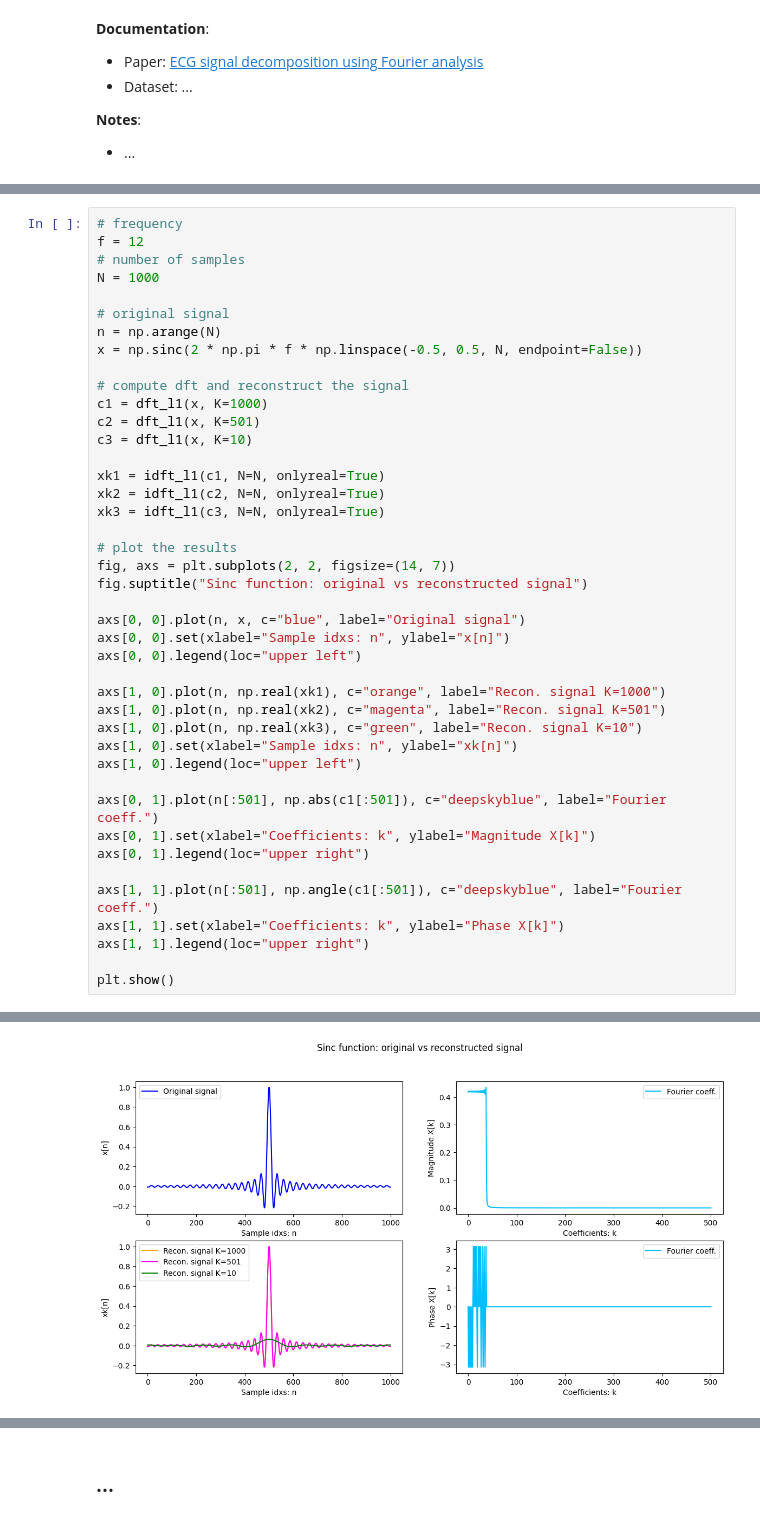
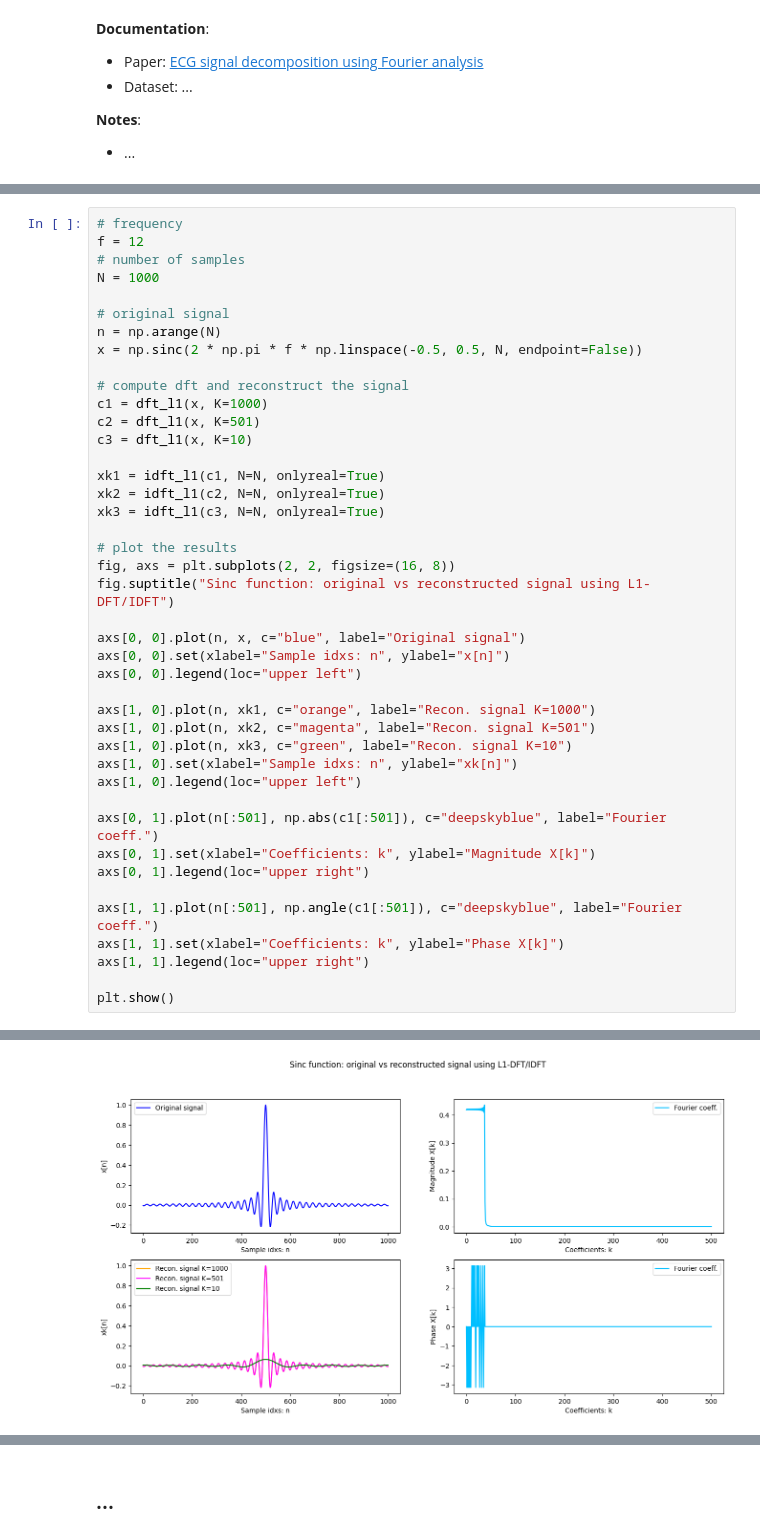
Before and after one commit to MatteoOnger/BSP_Project, a Jupyter notebook: BSP_ECG.ipynb, the cells around one changed output, grey strips where cells are left out. Saved outputs shown, nothing was run; the diff lists cells and outputs as text.

```diff
--- a/BSP_ECG.ipynb
+++ b/BSP_ECG.ipynb
@@ -219,16 +202,16 @@ xk2 = idft_l1(c2, N=N, onlyreal=True)
 xk3 = idft_l1(c3, N=N, onlyreal=True)
 
 # plot the results
-fig, axs = plt.subplots(2, 2, figsize=(14, 7))
-fig.suptitle("Sinc function: original vs reconstructed signal")
+fig, axs = plt.subplots(2, 2, figsize=(16, 8))
+fig.suptitle("Sinc function: original vs reconstructed signal using L1-DFT/IDFT")
 
 axs[0, 0].plot(n, x, c="blue", label="Original signal")
 axs[0, 0].set(xlabel="Sample idxs: n", ylabel="x[n]")
 axs[0, 0].legend(loc="upper left")
 
-axs[1, 0].plot(n, np.real(xk1), c="orange", label="Recon. signal K=1000")
-axs[1, 0].plot(n, np.real(xk2), c="magenta", label="Recon. signal K=501")
-axs[1, 0].plot(n, np.real(xk3), c="green", label="Recon. signal K=10")
+axs[1, 0].plot(n, xk1, c="orange", label="Recon. signal K=1000")
+axs[1, 0].plot(n, xk2, c="magenta", label="Recon. signal K=501")
+axs[1, 0].plot(n, xk3, c="green", label="Recon. signal K=10")
 axs[1, 0].set(xlabel="Sample idxs: n", ylabel="xk[n]")
 axs[1, 0].legend(loc="upper left")
 
@@ -251 +234 @@ plt.show()
-[figure, old version]
+[figure, new version]
```
Also changed, not shown: parts of 8 cells of this notebook.
